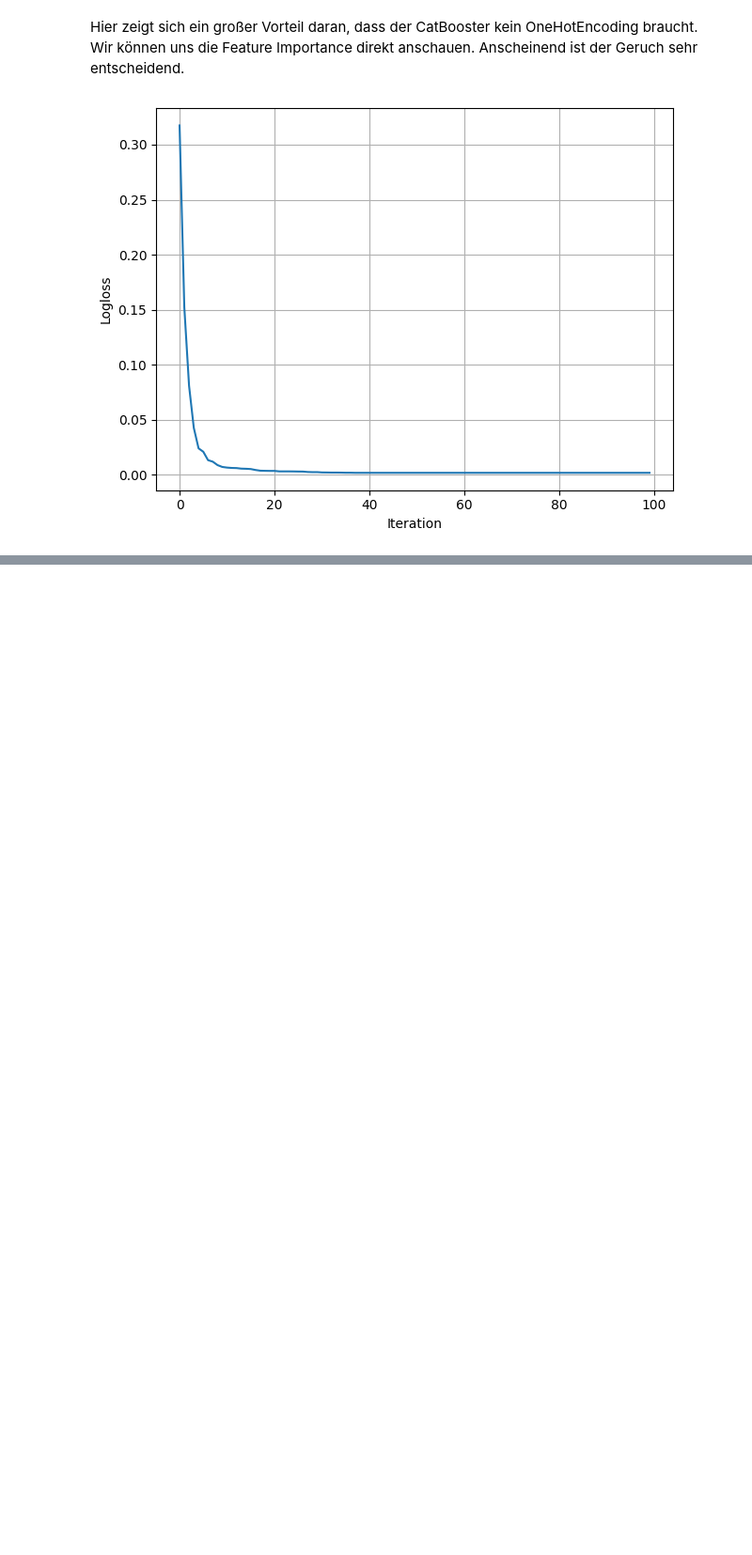
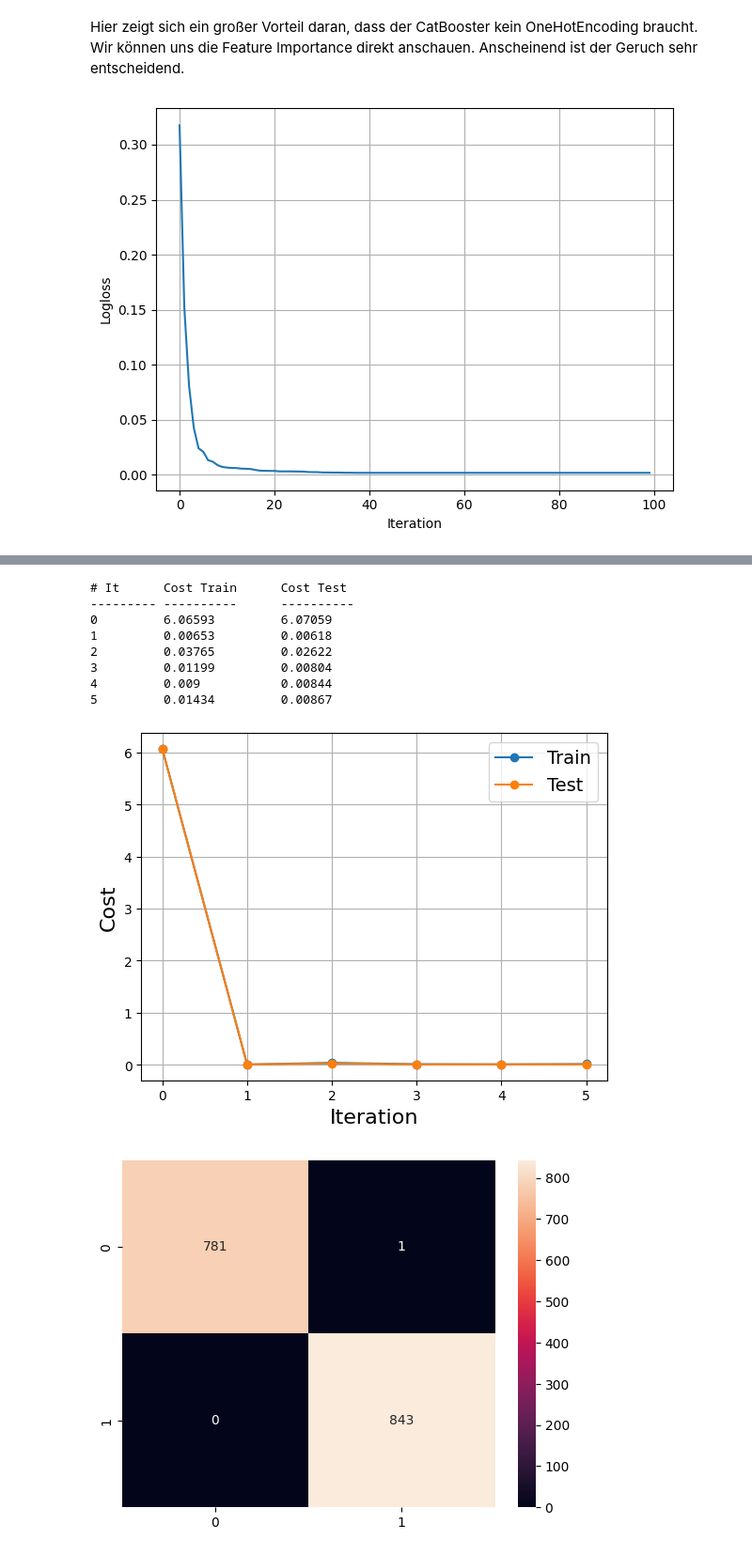
Before and after one commit to mmlau/Can-I-eat-it, a Jupyter notebook: notebooks/2_model_selection.ipynb, the cells around one changed output, grey strips where cells are left out. Shown at 94% size. Cells and saved outputs as stored; diff of their text form; code cells hidden in the pictures; blank space fills up the shorter version.

```diff
--- a/notebooks/2_model_selection.ipynb
+++ b/notebooks/2_model_selection.ipynb
@@ -349,0 +357,50 @@ plt.show()
+# %%
+# Import the neural network and the network handler
+from network import NeuralNetwork as NN
+import network_handler as NH
+
+# define a network architecture
+# in this case we use for the hidden layer 6, 6, and 4 neurons each
+nn_architecture = [transformed_features.shape[1], 6, 6, 4, 2]
+
+# Create the network
+network = NH.create_network(nn_architecture)
+
+# Give the data to the network
+# note that the data has to be encoded first
+nn_data = encoder.transform(features_train)
+data = NH.construct_data(nn_data, target_train.values)
+
+# Split the data into train and cross-val data
+train_data, cv_data, dummy_test_data = NH.part_data(data,
+                                    parts=[0.8, 0.2, 0.0],
+                                    shuffle=True)
+
+# Train the network with the training data and validate with the cv data
+# We use 5 batches, print graphic and text, use a lambda parameter of 0.4
+# I think 5 iterations should be sufficient
+result = NH.training_with_test(network, train_data, cv_data,
+                    nr_batches=5, display='graphic and text',
+                    lam=0.4, nr_iterations=5,
+                    shuffle=True)
+
+# Make predictions with the test inputs
+test_input = encoder.transform(features_test)
+test_output = target_test.values
+test_pred = NH.make_prediction(network, test_input)
+
+# Now we take a look at the confusion matrix
+conf_matrix = confusion_matrix(test_output, test_pred)
+sns.heatmap(conf_matrix, annot=True, fmt='d')
+plt.show()
+# %% [output]
+# It      Cost Train      Cost Test
+--------- ----------      ----------
+0         6.06593         6.07059
+1         0.00653         0.00618
+2         0.03765         0.02622
+3         0.01199         0.00804
+4         0.009           0.00844
+5         0.01434         0.00867
+[figure, added]
+[figure, added]
```
Also changed, not shown: parts of 3 cells of this notebook.
